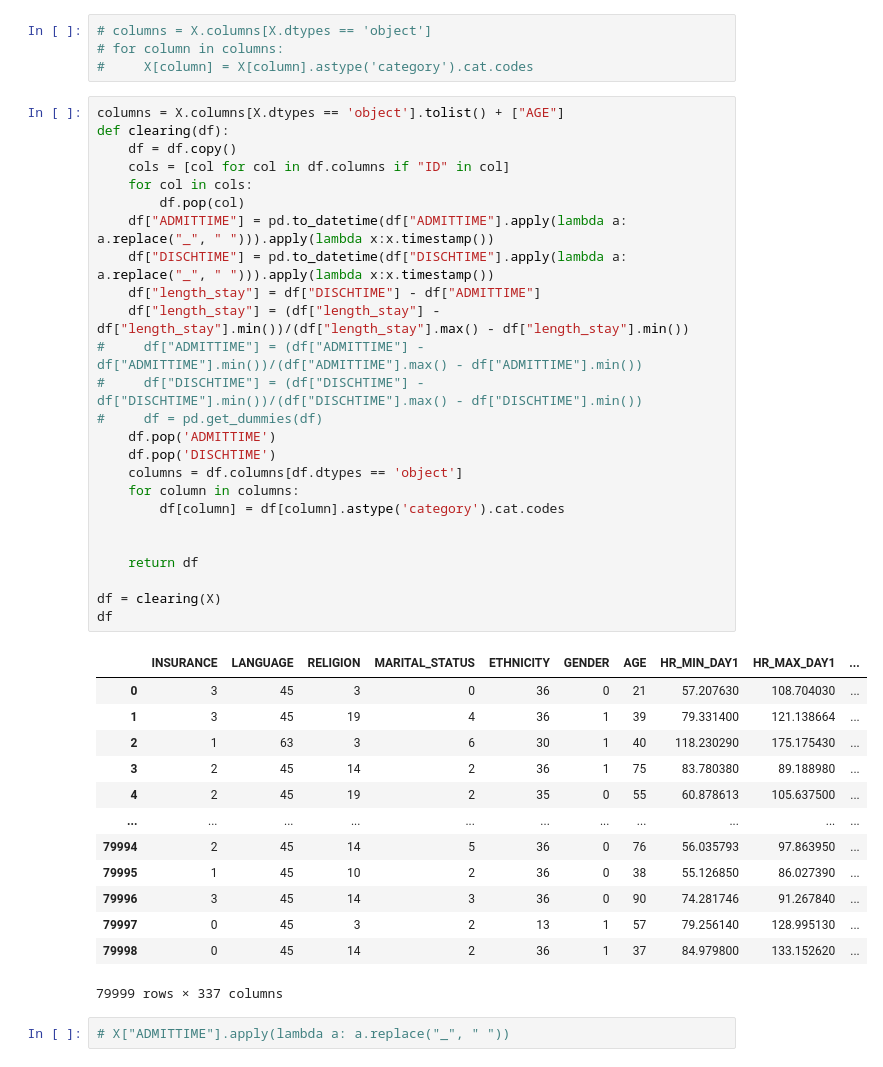
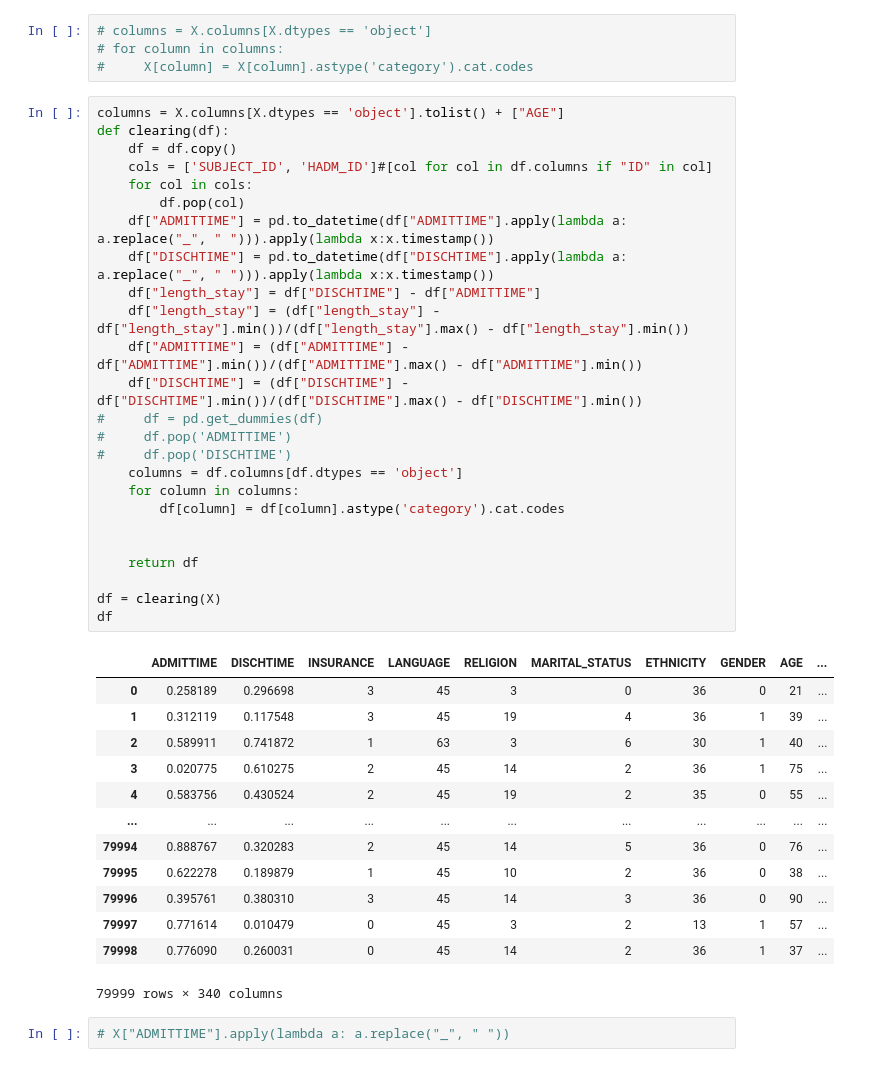
Before and after one commit to lyshuga/DataCamp, a Jupyter notebook: TP3-black.ipynb, the cells around one changed output. Saved outputs shown, nothing was run; the diff lists cells and outputs as text.

```diff
--- a/TP3-black.ipynb
+++ b/TP3-black.ipynb
@@ -261,42 +261,42 @@ Index(['SUBJECT_ID', 'HADM_ID', 'ADMITTIME', 'DISCHTIME', 'INSURANCE',
 # %%
 columns = X.columns[X.dtypes == 'object'].tolist() + ["AGE"]
 def clearing(df):
     df = df.copy()
-    cols = [col for col in df.columns if "ID" in col]
+    cols = ['SUBJECT_ID', 'HADM_ID']#[col for col in df.columns if "ID" in col]
     for col in cols:
         df.pop(col)
     df["ADMITTIME"] = pd.to_datetime(df["ADMITTIME"].apply(lambda a: a.replace("_", " "))).apply(lambda x:x.timestamp())
     df["DISCHTIME"] = pd.to_datetime(df["DISCHTIME"].apply(lambda a: a.replace("_", " "))).apply(lambda x:x.timestamp())
     df["length_stay"] = df["DISCHTIME"] - df["ADMITTIME"]
     df["length_stay"] = (df["length_stay"] - df["length_stay"].min())/(df["length_stay"].max() - df["length_stay"].min())
-#     df["ADMITTIME"] = (df["ADMITTIME"] - df["ADMITTIME"].min())/(df["ADMITTIME"].max() - df["ADMITTIME"].min())
-#     df["DISCHTIME"] = (df["DISCHTIME"] - df["DISCHTIME"].min())/(df["DISCHTIME"].max() - df["DISCHTIME"].min())
+    df["ADMITTIME"] = (df["ADMITTIME"] - df["ADMITTIME"].min())/(df["ADMITTIME"].max() - df["ADMITTIME"].min())
+    df["DISCHTIME"] = (df["DISCHTIME"] - df["DISCHTIME"].min())/(df["DISCHTIME"].max() - df["DISCHTIME"].min())
 #     df = pd.get_dummies(df)
-    df.pop('ADMITTIME')
-    df.pop('DISCHTIME')
+#     df.pop('ADMITTIME')
+#     df.pop('DISCHTIME')
     columns = df.columns[df.dtypes == 'object']
     for column in columns:
         df[column] = df[column].astype('category').cat.codes
 
 
     return df
 
 df = clearing(X)
 df
 # %% [output]
-|  | INSURANCE | LANGUAGE | RELIGION | MARITAL_STATUS | ETHNICITY | GENDER | AGE | HR_MIN_DAY1 | HR_MAX_DAY1 | ... |
-| 0 | 3 | 45 | 3 | 0 | 36 | 0 | 21 | 57.207630 | 108.704030 | ... |
-| 1 | 3 | 45 | 19 | 4 | 36 | 1 | 39 | 79.331400 | 121.138664 | ... |
-| 2 | 1 | 63 | 3 | 6 | 30 | 1 | 40 | 118.230290 | 175.175430 | ... |
-| 3 | 2 | 45 | 14 | 2 | 36 | 1 | 75 | 83.780380 | 89.188980 | ... |
-| 4 | 2 | 45 | 19 | 2 | 35 | 0 | 55 | 60.878613 | 105.637500 | ... |
+|  | ADMITTIME | DISCHTIME | INSURANCE | LANGUAGE | RELIGION | MARITAL_STATUS | ETHNICITY | GENDER | AGE | ... |
+| 0 | 0.258189 | 0.296698 | 3 | 45 | 3 | 0 | 36 | 0 | 21 | ... |
+| 1 | 0.312119 | 0.117548 | 3 | 45 | 19 | 4 | 36 | 1 | 39 | ... |
+| 2 | 0.589911 | 0.741872 | 1 | 63 | 3 | 6 | 30 | 1 | 40 | ... |
+| 3 | 0.020775 | 0.610275 | 2 | 45 | 14 | 2 | 36 | 1 | 75 | ... |
+| 4 | 0.583756 | 0.430524 | 2 | 45 | 19 | 2 | 35 | 0 | 55 | ... |
 | ... | ... | ... | ... | ... | ... | ... | ... | ... | ... | ... |
-| 79994 | 2 | 45 | 14 | 5 | 36 | 0 | 76 | 56.035793 | 97.863950 | ... |
-| 79995 | 1 | 45 | 10 | 2 | 36 | 0 | 38 | 55.126850 | 86.027390 | ... |
-| 79996 | 3 | 45 | 14 | 3 | 36 | 0 | 90 | 74.281746 | 91.267840 | ... |
-| 79997 | 0 | 45 | 3 | 2 | 13 | 1 | 57 | 79.256140 | 128.995130 | ... |
-| 79998 | 0 | 45 | 14 | 2 | 36 | 1 | 37 | 84.979800 | 133.152620 | ... |
+| 79994 | 0.888767 | 0.320283 | 2 | 45 | 14 | 5 | 36 | 0 | 76 | ... |
+| 79995 | 0.622278 | 0.189879 | 1 | 45 | 10 | 2 | 36 | 0 | 38 | ... |
+| 79996 | 0.395761 | 0.380310 | 3 | 45 | 14 | 3 | 36 | 0 | 90 | ... |
+| 79997 | 0.771614 | 0.010479 | 0 | 45 | 3 | 2 | 13 | 1 | 57 | ... |
+| 79998 | 0.776090 | 0.260031 | 0 | 45 | 14 | 2 | 36 | 1 | 37 | ... |
-79999 rows × 337 columns
+79999 rows × 340 columns
 # %%
 # X["ADMITTIME"].apply(lambda a: a.replace("_", " "))
 # %%
```
Also changed, not shown: parts of 28 cells of this notebook.
